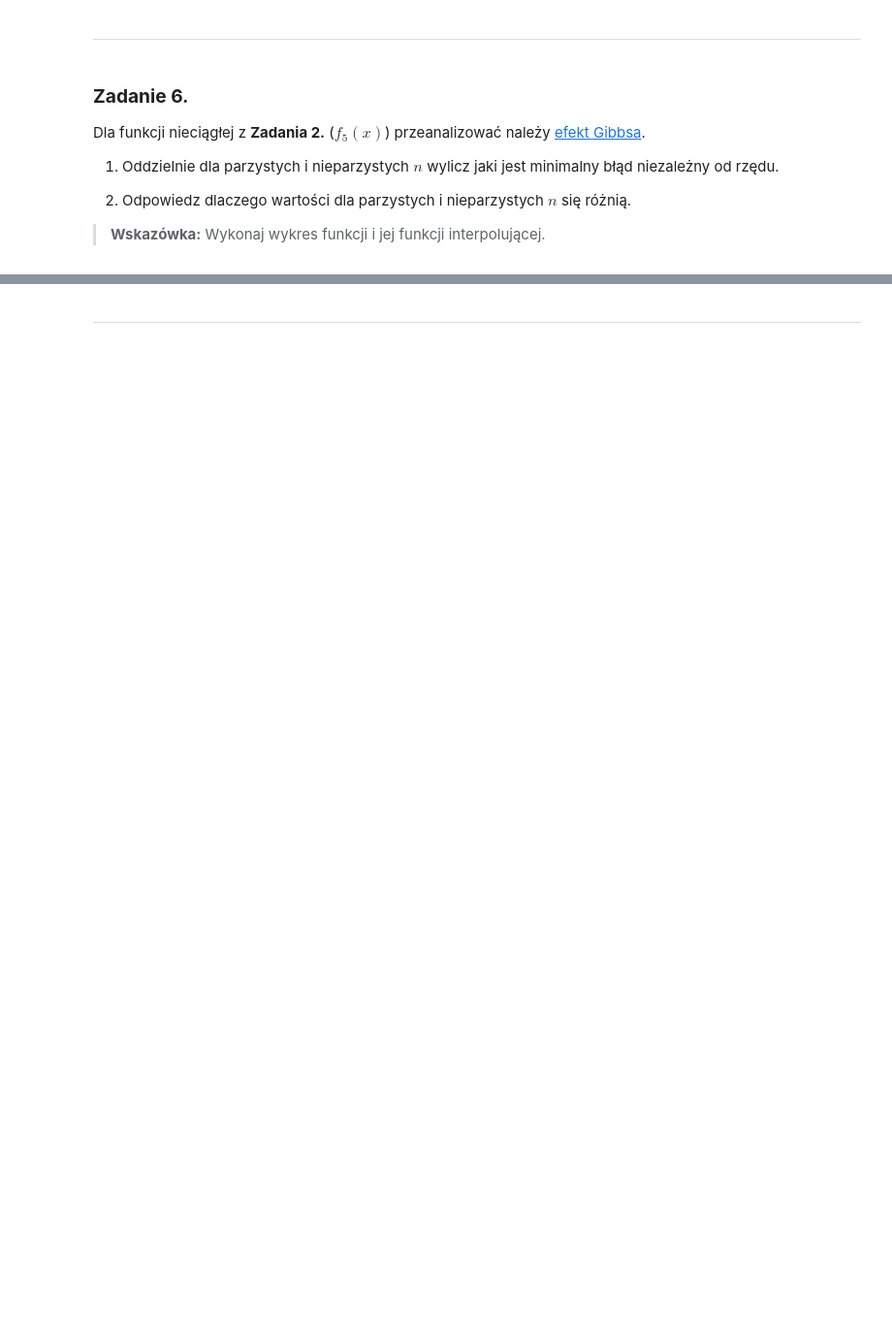
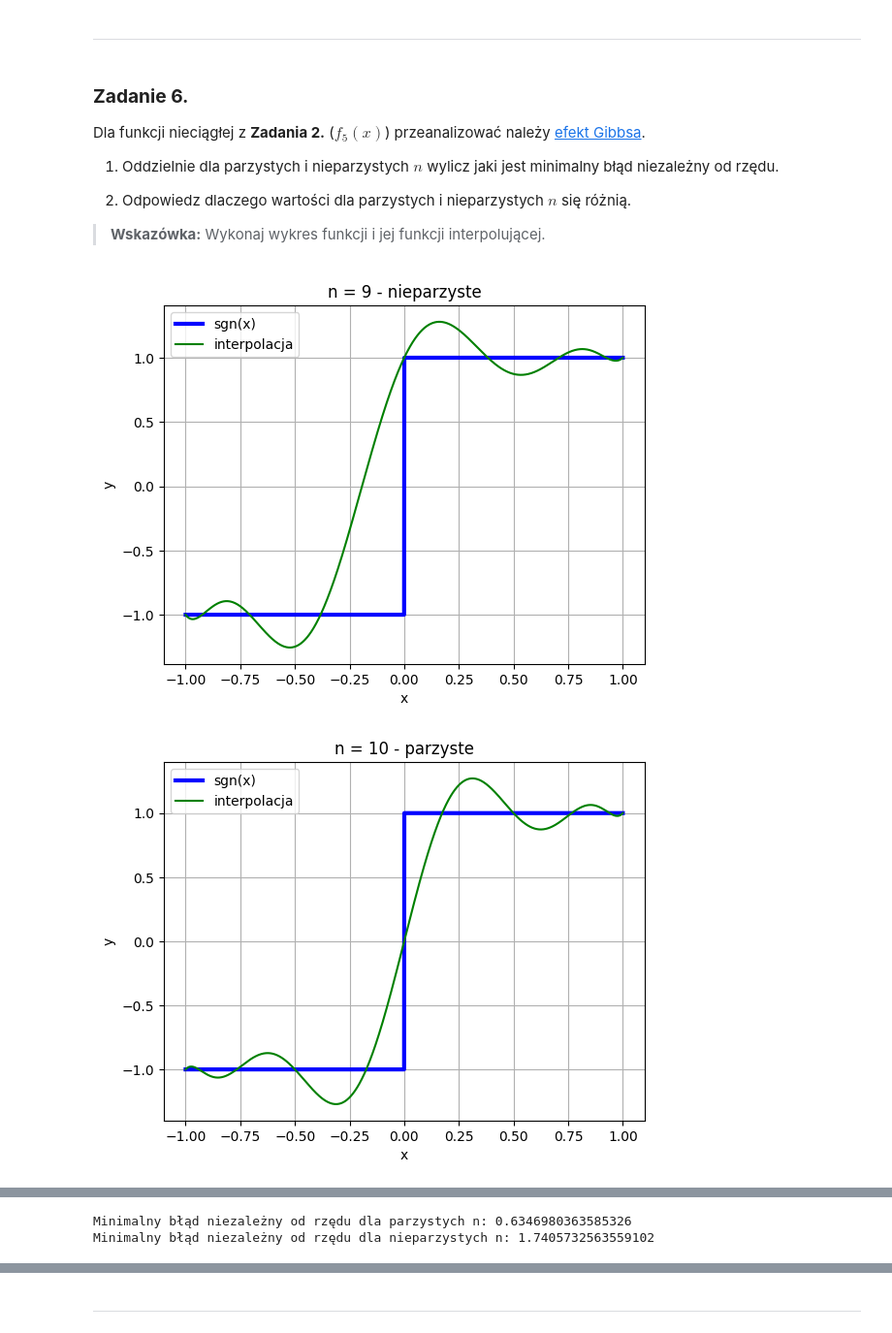
Before and after one commit to MN-KJ-2025/lab9-interpolacja-karolozog15, a Jupyter notebook: sprawozdanie.ipynb, the cells around one changed output, grey strips where cells are left out. Shown at 97% size. Drawn from its saved outputs; the diff is of its cells as text; code cells hidden in the pictures; blank space fills up the shorter version.

```diff
--- a/sprawozdanie.ipynb
+++ b/sprawozdanie.ipynb
@@ -214,0 +346,34 @@ Dla funkcji nieciągłej z **Zadania 2.** ($f_5(x)$) przeanalizować należy [ef
+# %%
+# ===== Twoja implementacja tutaj =====
+x = np.linspace(-1, 1, 2000)
+x = np.array(x)
+L_parz=[]
+L_niep=[]
+for n in [9,10, 99,100, 999,1000]:
+    xch = np.array(main.chebyshev_nodes(n))
+
+    yimp = sp.interpolate.barycentric_interpolate(xch, f5(xch), x)
+    L_wbud.append(main.L_inf(yimp, f5(x)))
+
+
+    if n % 2 == 0:
+        tekst = f'n = {n} - parzyste'
+        L_parz.append(main.L_inf(yimp,f5(x)))
+    else:
+        tekst = f'n = {n} - nieparzyste'
+        L_niep.append(main.L_inf(yimp,f5(x)))
+
+    plt.plot(x, f5(x), 'b', linewidth=3, label=r'sgn(x)')
+    plt.plot(x, yimp, 'g', label='interpolacja')
+    plt.xlabel("x")
+    plt.ylabel("y")
+    plt.legend(loc=0)
+    plt.title(tekst)
+    plt.grid()
+    plt.show()
+
+print("Minimalny błąd niezależny od rzędu dla parzystych n:",np.min(L_parz))
+print("Minimalny błąd niezależny od rzędu dla nieparzystych n:",np.min(L_niep))
+# %% [output]
+[figure, added]
+[figure, added]
@@ -214,0 +384,2 @@ Dla funkcji nieciągłej z **Zadania 2.** ($f_5(x)$) przeanalizować należy [ef
+Minimalny błąd niezależny od rzędu dla parzystych n: 0.6346980363585326
+Minimalny błąd niezależny od rzędu dla nieparzystych n: 1.7405732563559102
```
Also changed, not shown: parts of 15 cells of this notebook.
